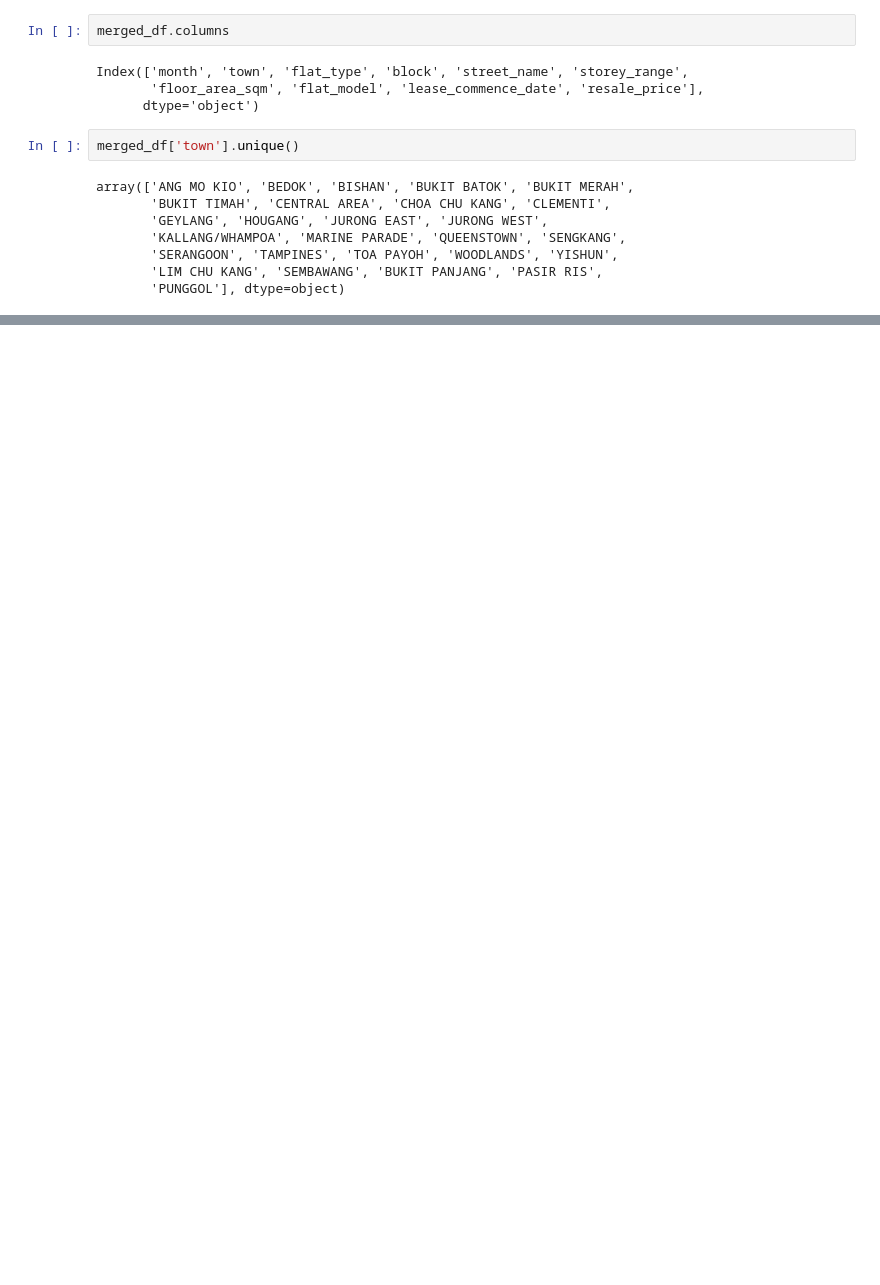
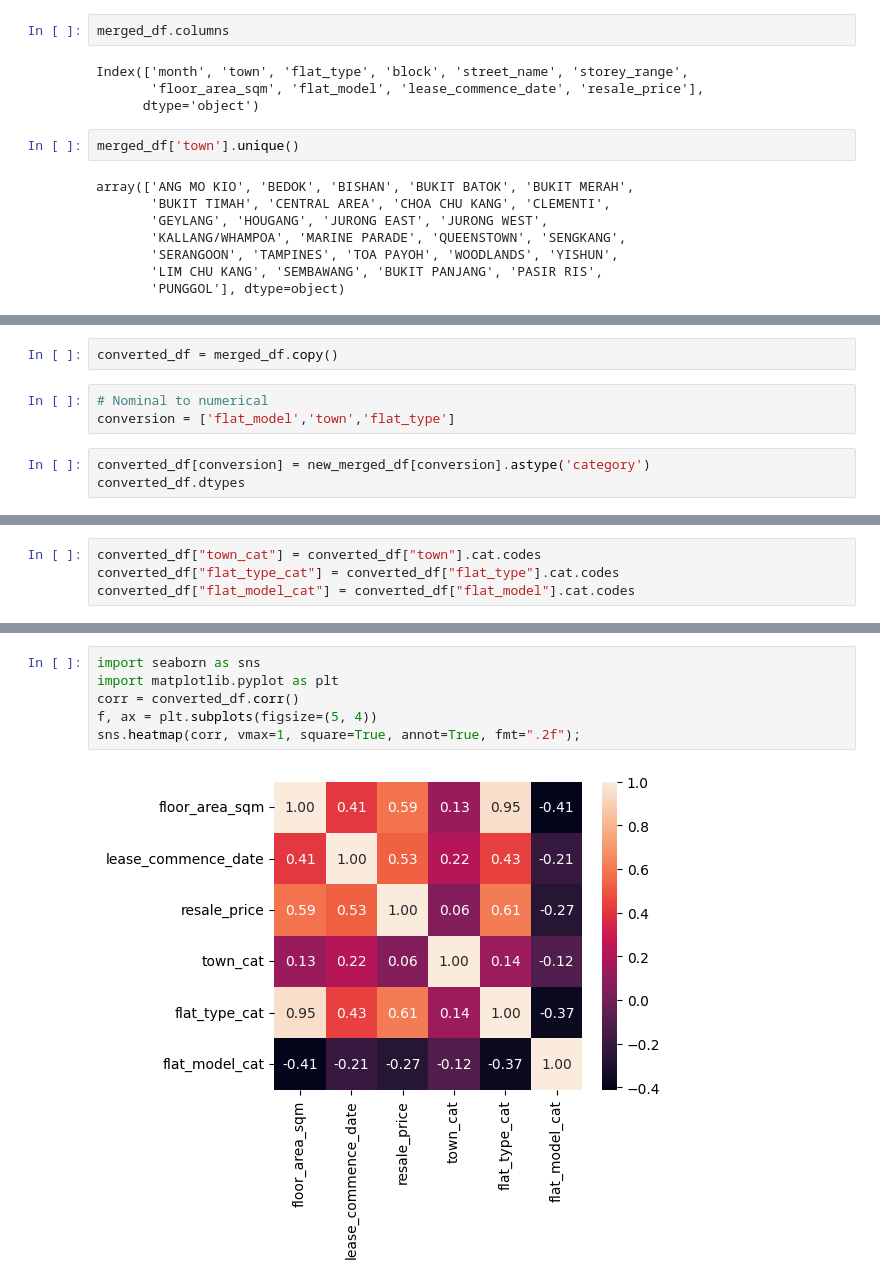
Before and after one commit to looics/sgHousePricing, a Jupyter notebook: sale.ipynb, the cells around one changed output, grey strips where cells are left out. Drawn from its saved outputs; the diff is of its cells as text; blank space fills up the shorter version.

```diff
--- a/sale.ipynb
+++ b/sale.ipynb
@@ -212,0 +104,8 @@ print(checkUniqueColumns(df,resale_2017,'street_name'))
+# %%
+converted_df = merged_df.copy()
+# %%
+# Nominal to numerical
+conversion = ['flat_model','town','flat_type']
+# %%
+converted_df[conversion] = new_merged_df[conversion].astype('category')
+converted_df.dtypes
@@ -212,0 +124,4 @@ print(checkUniqueColumns(df,resale_2017,'street_name'))
+# %%
+converted_df["town_cat"] = converted_df["town"].cat.codes
+converted_df["flat_type_cat"] = converted_df["flat_type"].cat.codes
+converted_df["flat_model_cat"] = converted_df["flat_model"].cat.codes
@@ -212,0 +194,8 @@ print(checkUniqueColumns(df,resale_2017,'street_name'))
+# %%
+import seaborn as sns
+import matplotlib.pyplot as plt
+corr = converted_df.corr()
+f, ax = plt.subplots(figsize=(5, 4))
+sns.heatmap(corr, vmax=1, square=True, annot=True, fmt=".2f");
+# %% [output]
+[figure, added]
```
Also changed, not shown: parts of 67 cells of this notebook.
